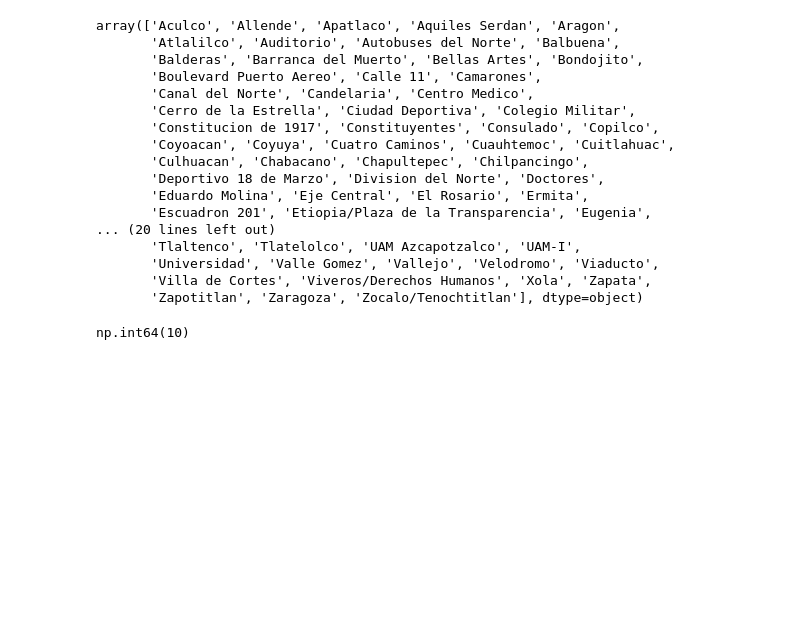
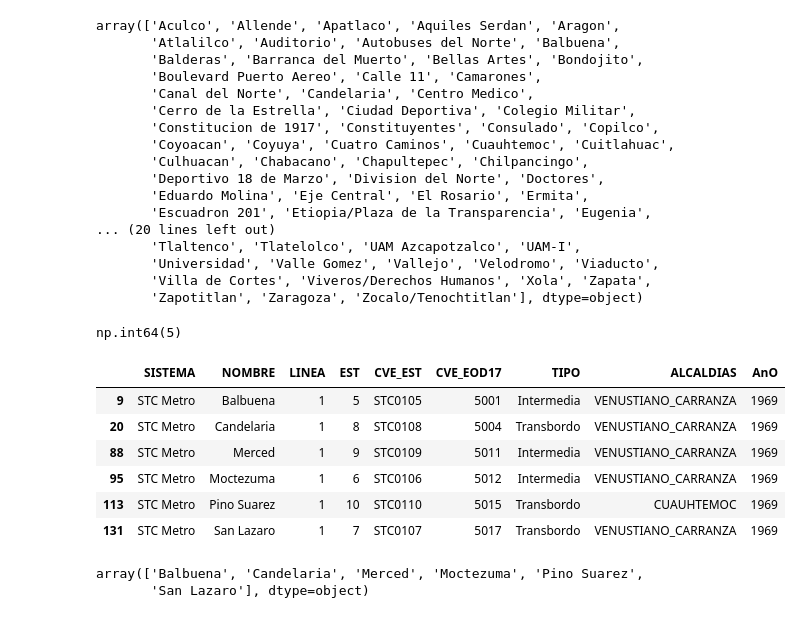
Before and after one commit to Eduardo-42/STC, a Jupyter notebook: STC.ipynb, the cells around one changed output. Cells and saved outputs as stored; diff of their text form; code cells hidden in the pictures; blank space fills up the shorter version.

```diff
--- a/STC.ipynb
+++ b/STC.ipynb
@@ -253,6 +252,22 @@ dfSelecStops = dfStcStops.loc[(dfStcStops['LINEA']==1) & (dfStcStops['NOMBRE']==
 # %%
-dfSelecStops = dfStcStops.loc[(dfStcStops['LINEA']==1) & (dfStcStops['NOMBRE']=='Pino Suarez'), 'EST'].iloc[0]
+dfSelectTwo = dfStcStops.loc[(dfStcStops['LINEA']==1) & (dfStcStops['NOMBRE']=='Pino Suarez'), 'EST'].iloc[0]
-# %%
-dfSelecStops
-# %% [output]
-np.int64(10)
+# %%
+dfSelectedStopOne
+# %% [output]
+np.int64(5)
+# %%
+stopsArray = [dfSelectedStopOne, dfSelectTwo]
+# %%
+stopsArray.sort()
+# %%
+dfStcStopsSelected = dfStcStops[(dfStcStops['EST'].between(stopsArray[0], stopsArray[1])) & (dfStcStops['LINEA']==1)]
+# %%
+dfStcStopsSelected
+# %% [output]
+|  | SISTEMA | NOMBRE | LINEA | EST | CVE_EST | CVE_EOD17 | TIPO | ALCALDIAS | AnO |
+| 9 | STC Metro | Balbuena | 1 | 5 | STC0105 | 5001 | Intermedia | VENUSTIANO_CARRANZA | 1969 |
+| 20 | STC Metro | Candelaria | 1 | 8 | STC0108 | 5004 | Transbordo | VENUSTIANO_CARRANZA | 1969 |
+| 88 | STC Metro | Merced | 1 | 9 | STC0109 | 5011 | Intermedia | VENUSTIANO_CARRANZA | 1969 |
+| 95 | STC Metro | Moctezuma | 1 | 6 | STC0106 | 5012 | Intermedia | VENUSTIANO_CARRANZA | 1969 |
+| 113 | STC Metro | Pino Suarez | 1 | 10 | STC0110 | 5015 | Transbordo | CUAUHTEMOC | 1969 |
+| 131 | STC Metro | San Lazaro | 1 | 7 | STC0107 | 5017 | Transbordo | VENUSTIANO_CARRANZA | 1969 |
@@ -258,0 +276,5 @@ np.int64(10)
+# %%
+stops
+# %% [output]
+array(['Balbuena', 'Candelaria', 'Merced', 'Moctezuma', 'Pino Suarez',
+       'San Lazaro'], dtype=object)
```
Also changed, not shown: parts of 28 cells of this notebook.
